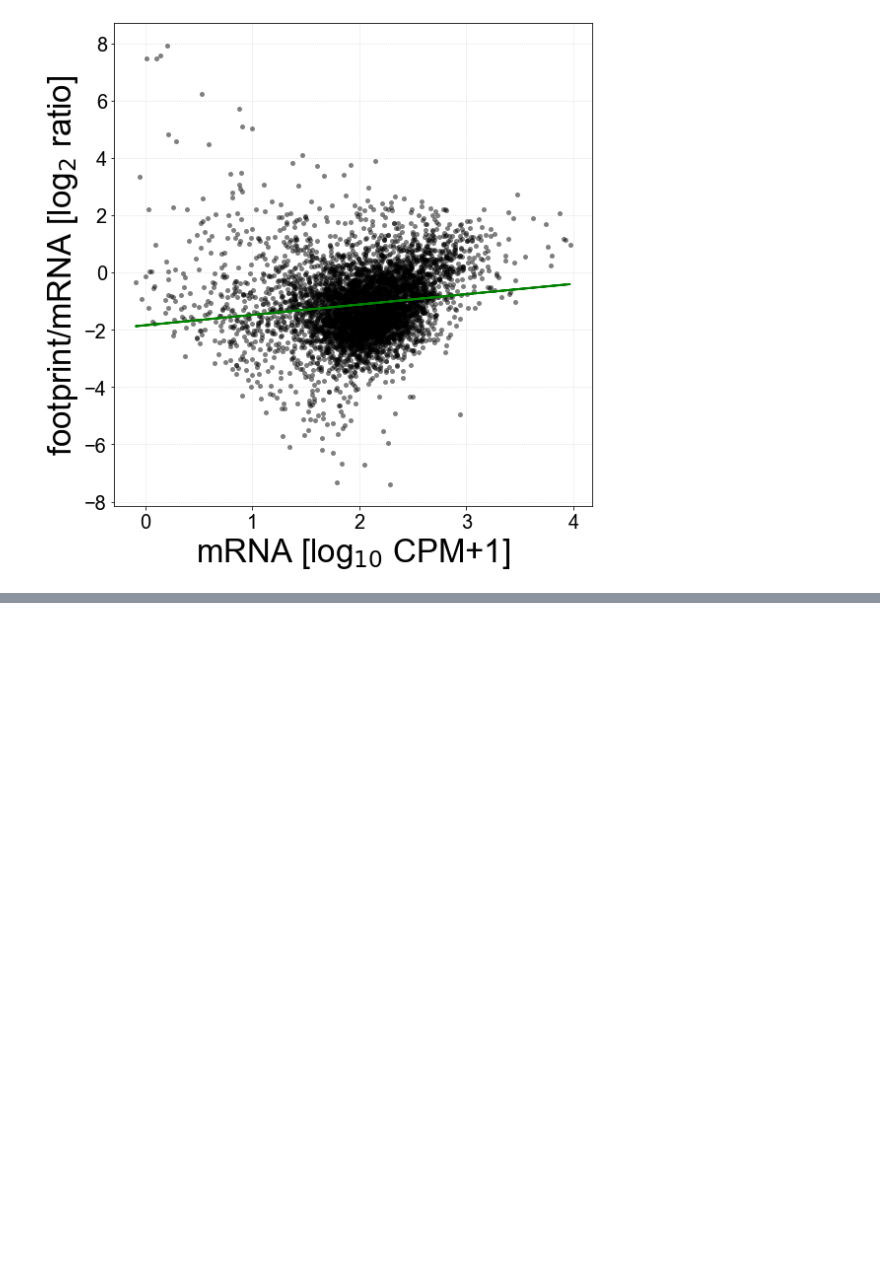
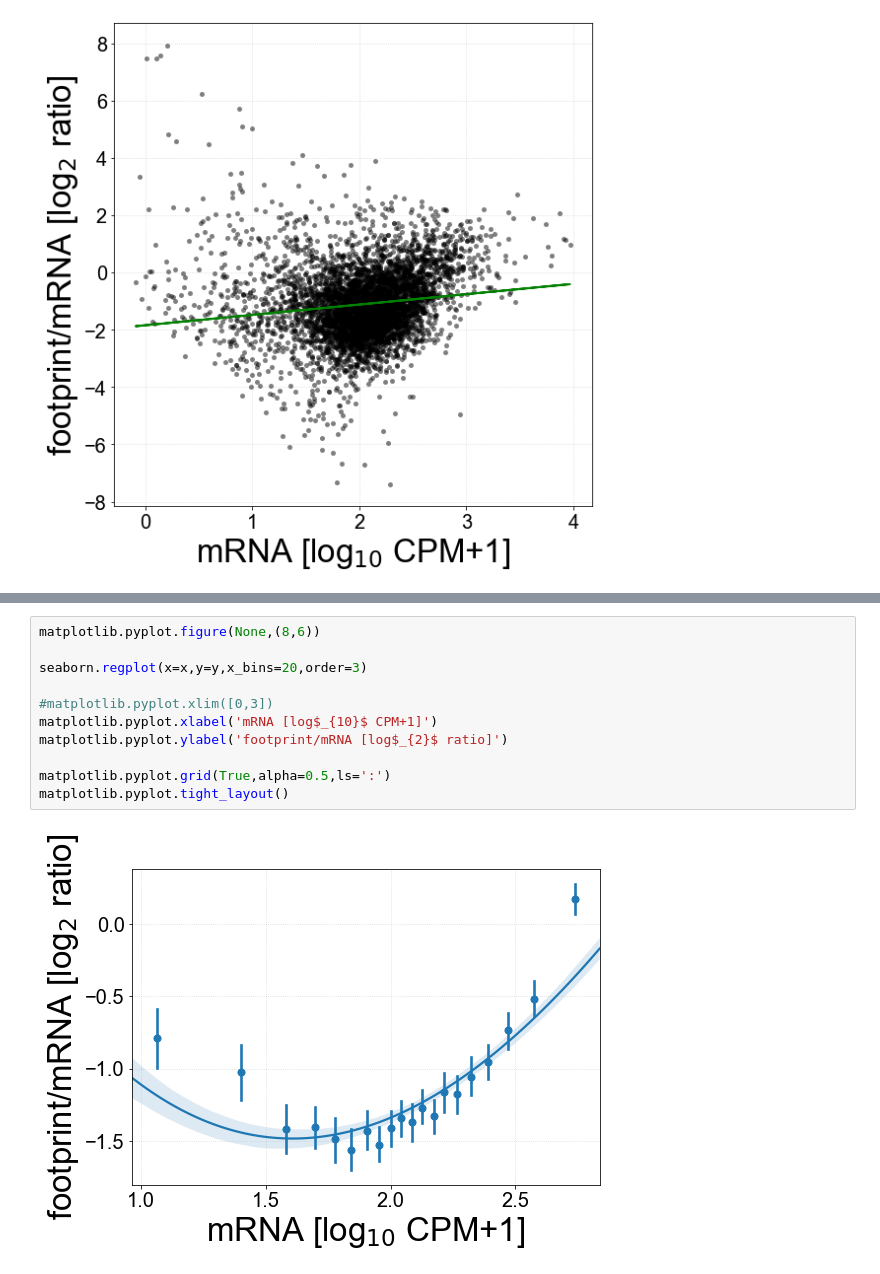
Before and after one commit to adelomana/30sols, a Jupyter notebook: extra/other_species/yeast_analysis.ipynb, the cells around one changed output, grey strips where cells are left out. Saved outputs shown, nothing was run; the diff lists cells and outputs as text; blank space fills up the shorter version.

```diff
--- a/extra/other_species/yeast_analysis.ipynb
+++ b/extra/other_species/yeast_analysis.ipynb
@@ -109,0 +136,13 @@ matplotlib.pyplot.tight_layout()
+# %%
+matplotlib.pyplot.figure(None,(8,6))
+
+seaborn.regplot(x=x,y=y,x_bins=20,order=3)
+
+#matplotlib.pyplot.xlim([0,3])
+matplotlib.pyplot.xlabel('mRNA [log$_{10}$ CPM+1]')
+matplotlib.pyplot.ylabel('footprint/mRNA [log$_{2}$ ratio]')
+
+matplotlib.pyplot.grid(True,alpha=0.5,ls=':')
+matplotlib.pyplot.tight_layout()
+# %% [output]
+[figure, added]
```
Also changed, not shown: parts of 3 cells of this notebook, 10 other files.
